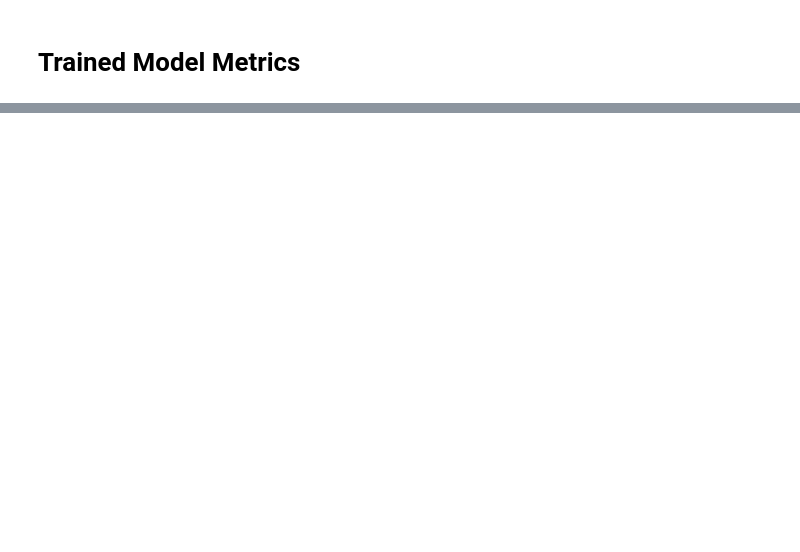
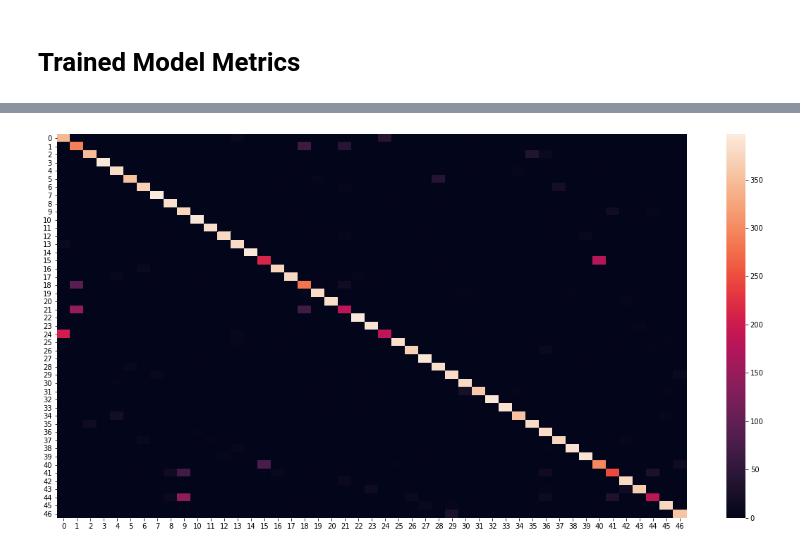
Before and after one commit to anujdutt9/Deep-Learning-TF-2.0, a Jupyter notebook: TF_2_CNN_EMNIST_Classification.ipynb, the cells around one changed output, grey strips where cells are left out. Saved outputs shown, nothing was run; the diff lists cells and outputs as text; code cells hidden in the pictures; blank space fills up the shorter version.

```diff
--- a/TF_2_CNN_EMNIST_Classification.ipynb
+++ b/TF_2_CNN_EMNIST_Classification.ipynb
@@ -160,6 +159,9 @@ train_batches = train_data.shuffle(buffer_size=Buffer_Size).batch(Batch_Size).pr
 
 # Validation Data Batches
 validation_batches = validation_data.shuffle(buffer_size=Buffer_Size).batch(Batch_Size).prefetch(tf.data.experimental.AUTOTUNE)
+
+# Test Data Batches
+test_batches = test_data.batch(Batch_Size).prefetch(tf.data.experimental.AUTOTUNE)
 # %% [markdown]
 # Model Architecture
 # %%
@@ -277,0 +284,12 @@ model.save_weights('emnist_cnn_weights.h5')
+# %%
+# Get Model Predictions on Test Dataset
+predictions = model.predict(test_batches)
+
+# Predicted Classes
+predicted_labels = np.argmax(predictions, axis=1)
+
+# True Labels for Test Data
+true_labels = []
+for _, label in test_batches:
+  for vals in label.numpy():
+    true_labels.append(vals)
@@ -277,0 +298,3 @@ model.save_weights('emnist_cnn_weights.h5')
+# %%
+# Confusion Matrix
+conf_matrix = confusion_matrix(true_labels, predicted_labels)
@@ -277,0 +322,8 @@ model.save_weights('emnist_cnn_weights.h5')
+# %%
+# Plot Confusion Matrix for the Model
+df_cm = pd.DataFrame(conf_matrix, range(47), range(47))
+plt.figure(figsize=(20,10))
+sn.heatmap(df_cm)
+plt.show()
+# %% [output]
+[figure, added]
```
Also changed, not shown: parts of 15 cells of this notebook.
